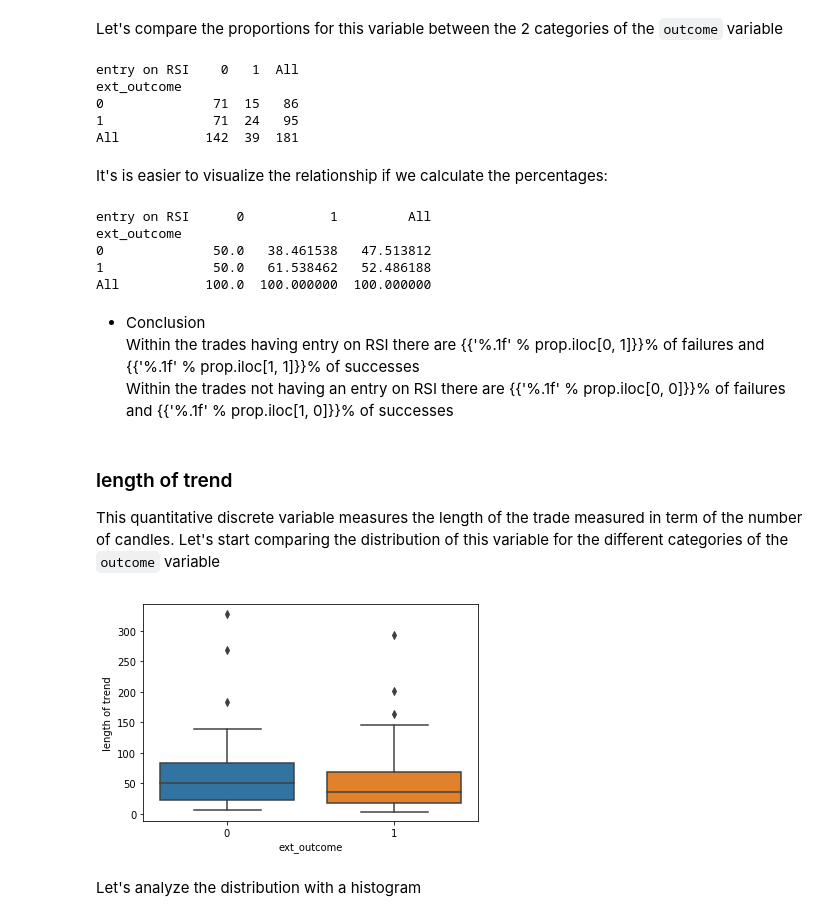
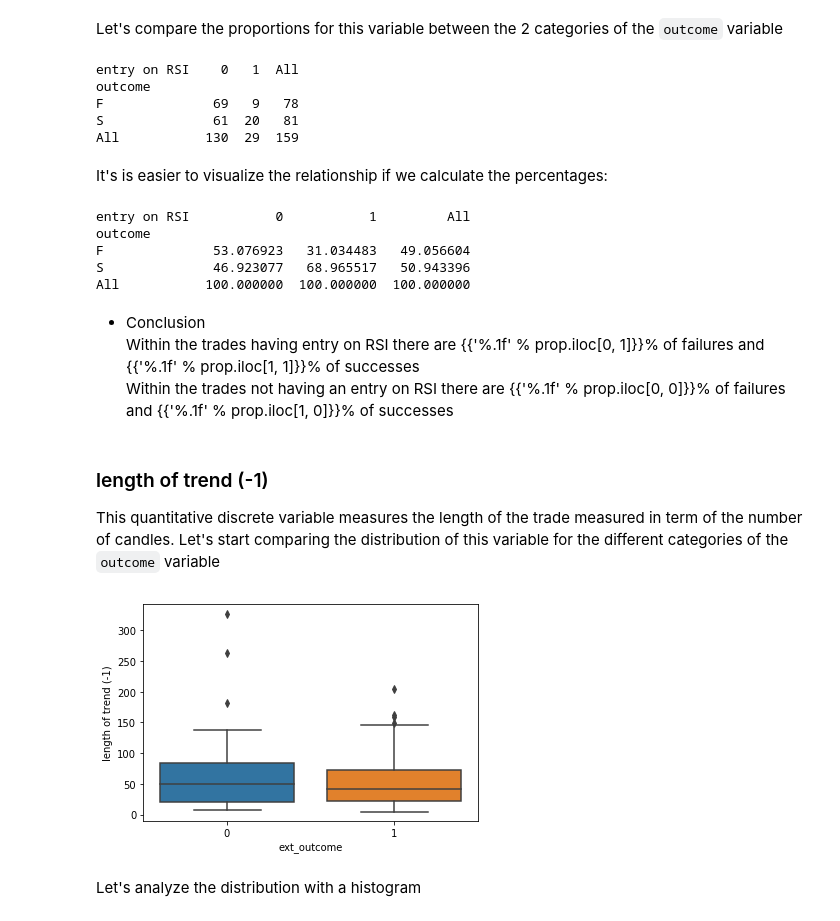
Before and after one commit to FOREXfunguru/FOREX, a Jupyter notebook: notebooks/Binary_classifier_cont_trades.ipynb, the cells around one changed output. Drawn from its saved outputs; the diff is of its cells as text; code cells hidden in the pictures.

```diff
--- a/notebooks/Binary_classifier_cont_trades.ipynb
+++ b/notebooks/Binary_classifier_cont_trades.ipynb
@@ -63,7 +63,7 @@ def read_tradedata(tradefile,sep,na_values):
 
     return DF
 
-contDF=read_tradedata('/Users/ernesto/Downloads/Screenshot analysis - continuations.csv',sep=",",na_values=["n.a.","n.a"])
+contDF=read_tradedata('/Users/ernesto/Downloads/continuations01122018.tsv',sep="\t",na_values=["n.a.","n.a"])
 
 contDF.shape
 # %% [output]
@@ -109,0 +112,2 @@ contDF["bounce length"].fillna(0, inplace=True)
+# %%
+contDF["length of trend (-1)"].fillna(0, inplace=True)
@@ -110,3 +116,5 @@ contDF["bounce length"].fillna(0, inplace=True)
+# %%
+contDF["length in pips (-1)"].fillna(0, inplace=True)
 # %% [markdown]
 ## Transforming
 # %%
@@ -148,3 +158,5 @@ contDF['strong trend']=contDF.apply(digit_binary,axis=1,transl_dict=transl_dict,
+# %%
+contDF=contDF[contDF.timeframe == 'H12']
 # %% [markdown]
 ## Initial exploration of the data
 
@@ -305,32 +317,32 @@ div_class=pd.crosstab(contDF.iloc[:,outcome_ix], contDF['entry on RSI'],margins=
 print(div_class)
 # %% [output]
 entry on RSI    0   1  All
-ext_outcome
-0              71  15   86
-1              71  24   95
-All           142  39  181
+outcome
+F              69   9   78
+S              61  20   81
+All           130  29  159
 # %% [markdown]
 It's is easier to visualize the relationship if we calculate the percentages:
 # %%
 prop=(div_class/div_class.loc["All"])*100
 print(prop)
 # %% [output]
-entry on RSI      0           1         All
-ext_outcome
-0              50.0   38.461538   47.513812
-1              50.0   61.538462   52.486188
-All           100.0  100.000000  100.000000
+entry on RSI           0           1         All
+outcome
+F              53.076923   31.034483   49.056604
+S              46.923077   68.965517   50.943396
+All           100.000000  100.000000  100.000000
 # %% [markdown]
 * Conclusion <br>
 Within the trades having entry on RSI there are {{'%.1f' % prop.iloc[0, 1]}}% of failures and {{'%.1f' % prop.iloc[1, 1]}}% of successes<br>
 Within the trades not having an entry on RSI there are {{'%.1f' % prop.iloc[0, 0]}}% of failures and {{'%.1f' % prop.iloc[1, 0]}}% of successes
 # %% [markdown]
-### length of trend
+### length of trend (-1)
 This quantitative discrete variable measures the length of the trade measured in term of the number of candles. Let's start comparing the distribution of this variable for the different categories of the `outcome` variable
 # %%
-ax = sns.boxplot(x=outcome_lab, y="length of trend", data=contDF)
+ax = sns.boxplot(x=outcome_lab, y="length of trend (-1)", data=contDF)
 # %% [output]
-[figure, old version]
+[figure, new version]
 # %% [markdown]
 Let's analyze the distribution with a histogram
 # %%
```
Also changed, not shown: parts of 36 cells of this notebook.
